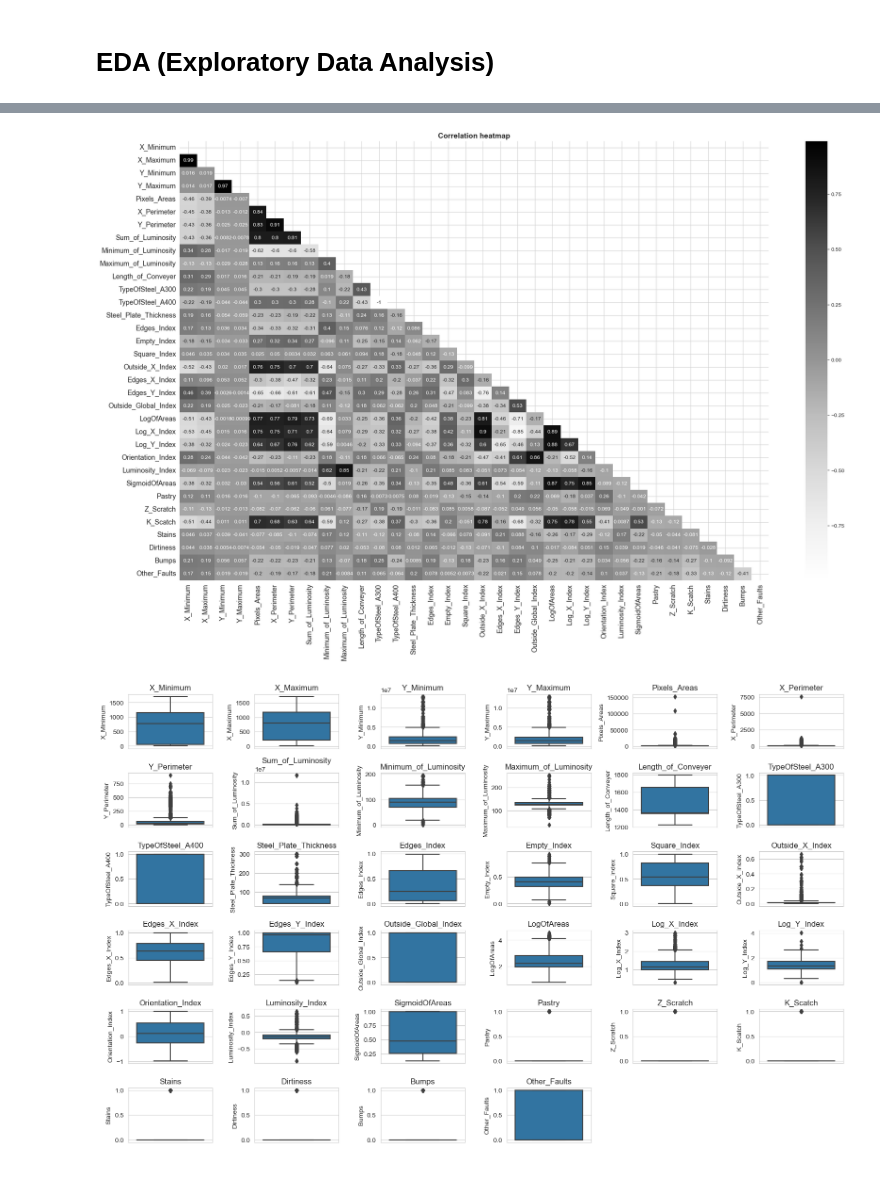
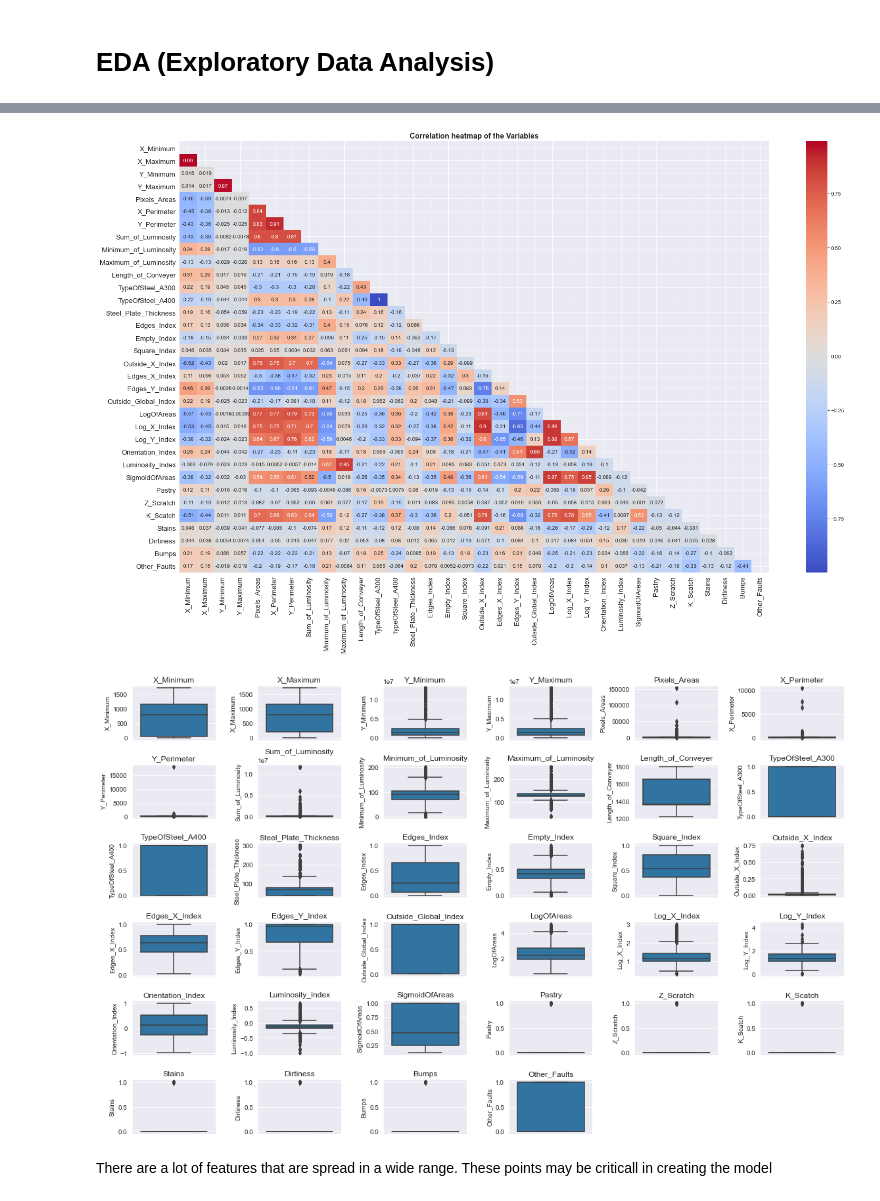
Before and after one commit to endritmustafa96/Steel-Plate-Defect-Prediction, a Jupyter notebook: Notebook/SteelPlateDefectPrediction_Kaggle.ipynb, the cells around one changed output, grey strips where cells are left out. Cells and saved outputs as stored; diff of their text form; code cells hidden in the pictures.

```diff
--- a/Notebook/SteelPlateDefectPrediction_Kaggle.ipynb
+++ b/Notebook/SteelPlateDefectPrediction_Kaggle.ipynb
@@ -132,5 +118,5 @@ df_train.duplicated().sum()
 # %% [markdown]
 # EDA (Exploratory Data Analysis)
 # %%
-sns.set_style('whitegrid')
+sns.set_style('darkgrid')
 # %%
@@ -149,27 +138,31 @@ plt.show()
 # %%
 # Plotting the heatmap of correlations between features
 
 fig, ax = plt.subplots(figsize=(25,15))
 sns.heatmap(data=df_train.drop('id',axis=1).corr(),
         annot=True,
         mask = np.triu(np.ones_like(df_train.drop('id',axis=1).corr(), dtype=bool)),
-           cmap='Greys')
+           cmap='coolwarm')
 
-plt.title('Correlation heatmap', fontsize=14, fontweight = 'bold')
+plt.title('Correlation heatmap of the Variables', fontsize=14, fontweight = 'bold')
 plt.xticks(fontsize=13)
 plt.yticks(fontsize=13)
 plt.show()
 # %% [output]
-[figure, old version]
+[figure, new version]
 # %%
+# Plotting the distribution of the columns
+
 plt.figure(figsize=(16, 10))
 
-for i, column in enumerate(df_train.drop('id',axis=1), start=1):
+for i, column in enumerate(total_df.drop('id',axis=1), start=1):
     plt.subplot(6, 6, i)
-    sns.boxplot(y=df_train[column])
+    sns.boxplot(y=total_df[column])
     plt.title(column)
 
 plt.tight_layout()
 plt.show();
 # %% [output]
-[figure, old version]
+[figure, new version]
+# %% [markdown]
+There are a lot of features that are spread in a wide range. These points may be criticall in creating the model
```
Also changed, not shown: parts of 36 cells of this notebook, 1 other file.
